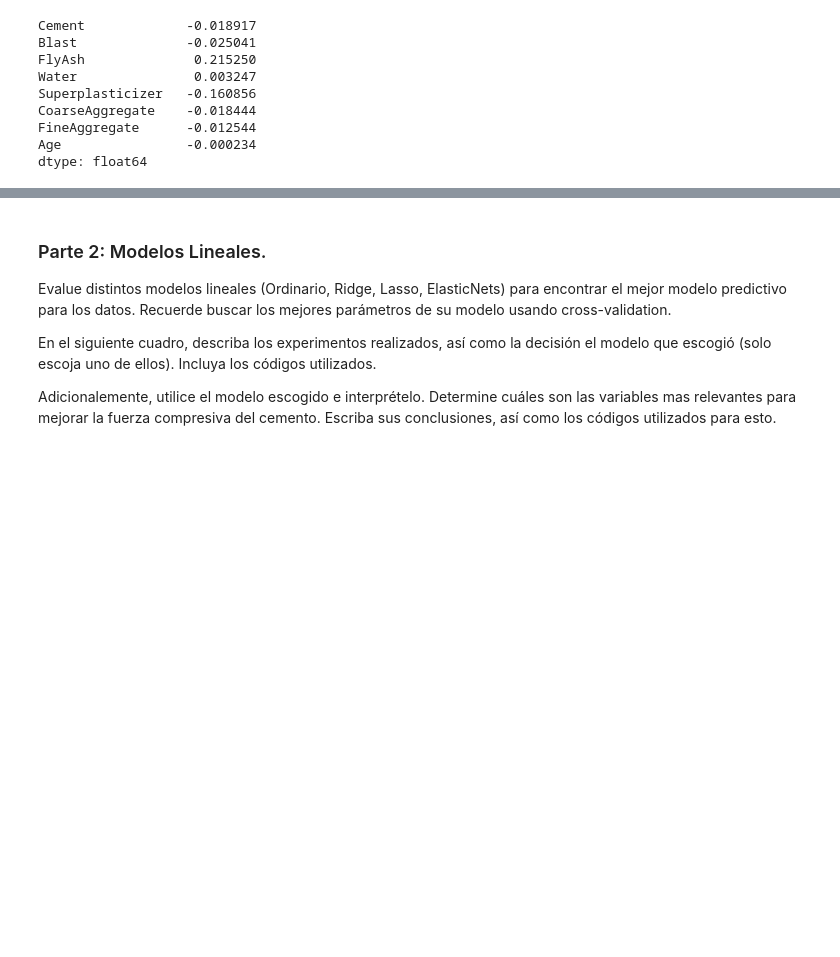
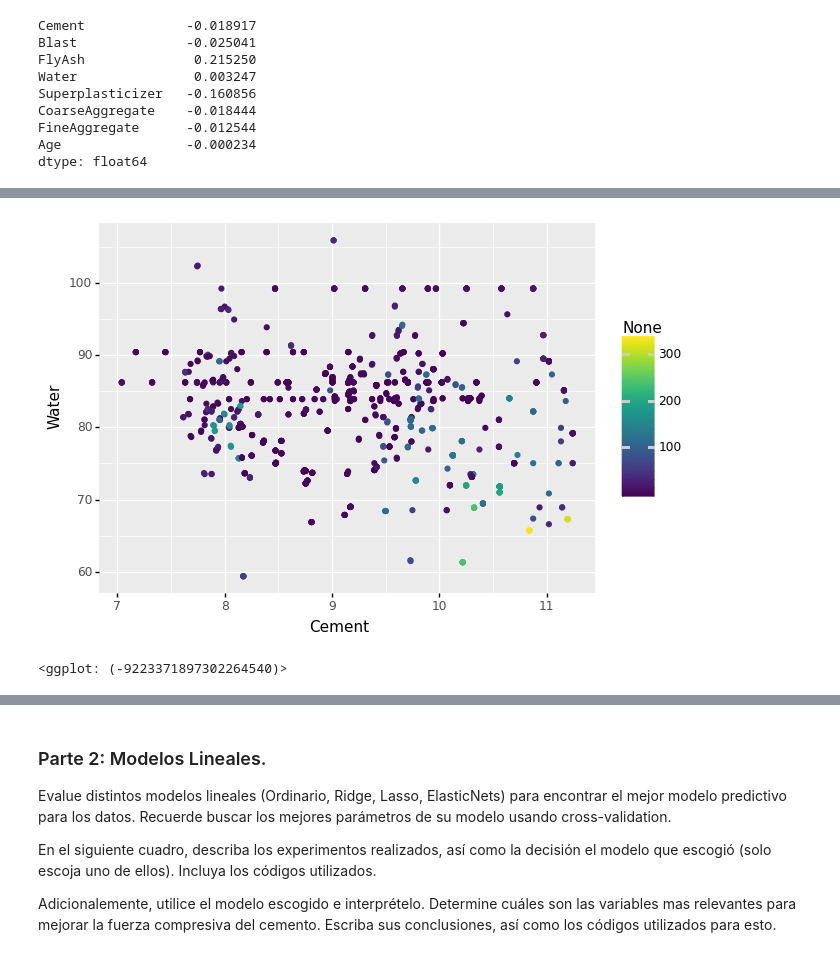
Before and after one commit to cesar-trader/data_cemento, a Jupyter notebook: Actividad2-Detalle.ipynb, the cells around one changed output, grey strips where cells are left out. Saved outputs shown, nothing was run; the diff lists cells and outputs as text; code cells hidden in the pictures; blank space fills up the shorter version.

```diff
--- a/Actividad2-Detalle.ipynb
+++ b/Actividad2-Detalle.ipynb
@@ -146,0 +201,3 @@ dtype: float64
+# %%
+dataMah = cov.mahalanobis(dataOriginXTrans)
+dataPred = cov.predict(dataOriginXTrans)
@@ -146,0 +211,5 @@ dtype: float64
+# %%
+ggplot(dataOriginXTrans, aes(x='Cement', y='Water', color=dataMah)) + geom_point()
+# %% [output]
+[figure, added]
+<ggplot: (-9223371897302264540)>
```
Also changed, not shown: parts of 48 cells of this notebook.
